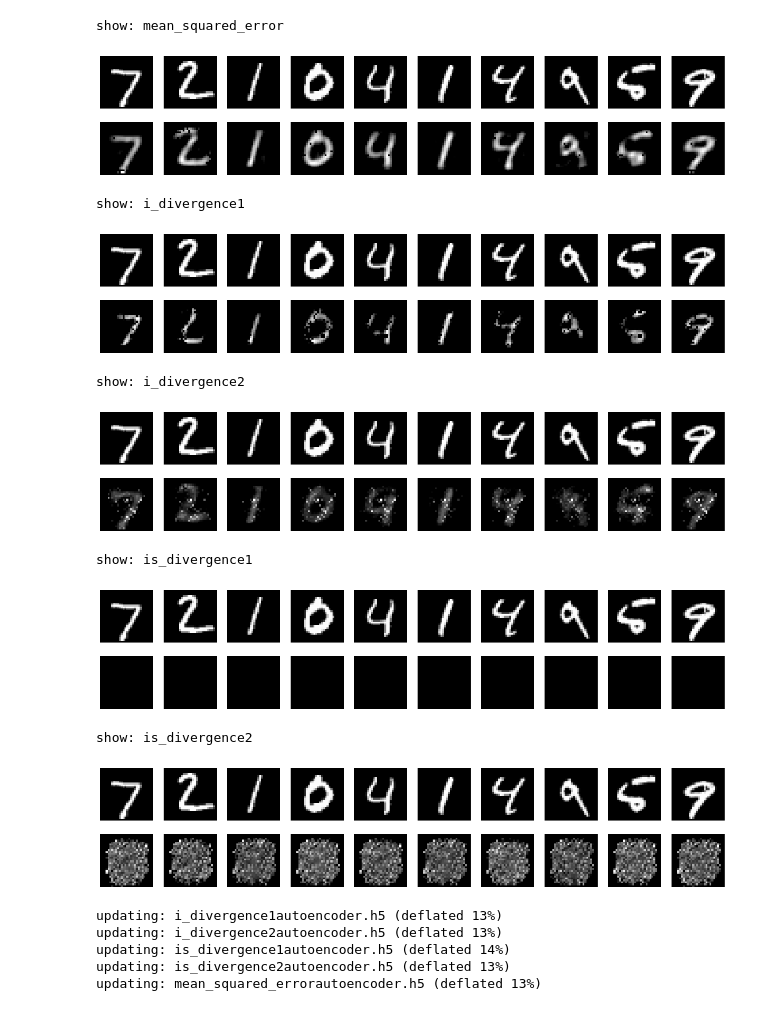
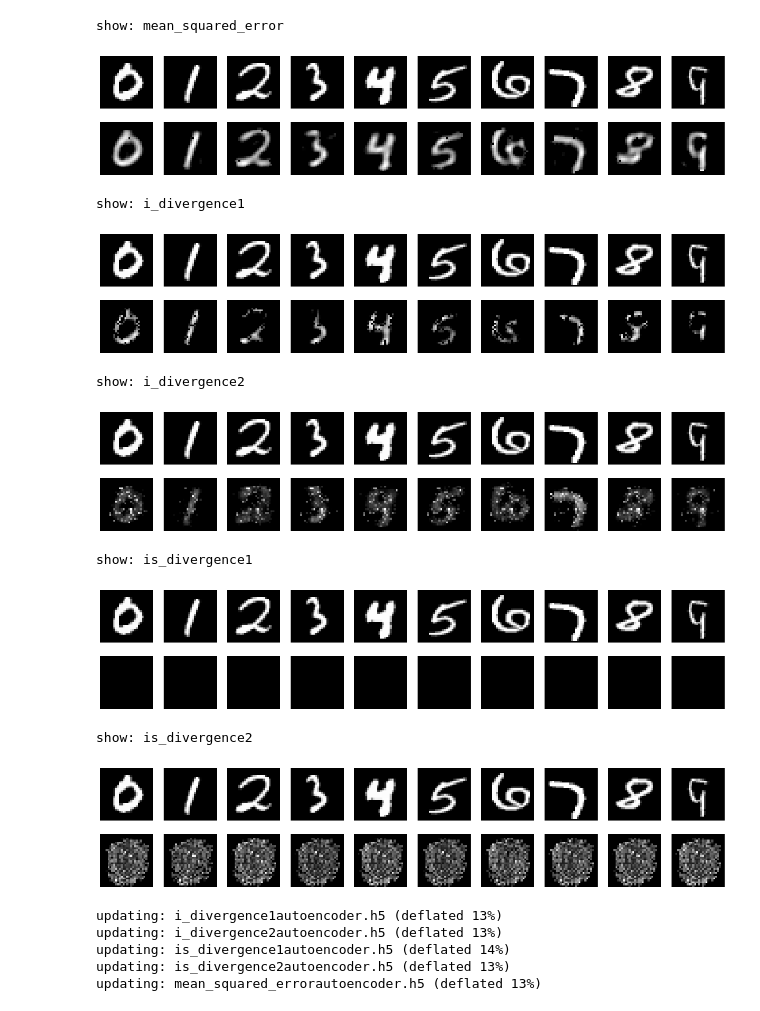
Before and after one commit to s1230038/autoencoder, a Jupyter notebook: AutoencoderForThesis.ipynb, the cells around one changed output. Saved outputs shown, nothing was run; the diff lists cells and outputs as text; code cells hidden in the pictures.

```diff
--- a/AutoencoderForThesis.ipynb
+++ b/AutoencoderForThesis.ipynb
@@ -52,7 +52,7 @@ for loss in lossfs:
   autoencoder.compile(optimizer='adam', loss=loss)
 
   # Download MNIST and standardize, learning
-  (x_train, _), (x_test, _) = mnist.load_data()
+  (x_train, y_train), (x_test, y_test) = mnist.load_data()
   # we will restrict domain of definition of the input data to the below expression with normalization of the input.
   x_train = x_train.astype('float32') / 255. # 画像データは0から1の実数値を取るように規格化
   x_test = x_test.astype('float32') / 255.   # {0,1}の二値ではなく実数値であることに注意
@@ -93,40 +90,46 @@ Epoch 50/50
 # %%
 import matplotlib.pyplot as plt
 
 for loss in lossfs:
   print("show: " + loss.__name__)
   # 保存した重みを読み込み
   autoencoder.load_weights(loss.__name__ + 'autoencoder.h5')
   decoded_imgs = autoencoder.predict(x_test)
-  # 何個表示するか
-  n = 10
+  # 0-9を表示する
   plt.figure(figsize=(20, 4))
-  for i in range(n):
+  label = 0
+  for i in range(1000):
+      if label > 10:
+          break
+      elif label != y_test[i]:
+          continue
       # オリジナルのテスト画像を表示
-      ax = plt.subplot(2, n, i+1)
+      ax = plt.subplot(2, 10, label+1)
       plt.imshow(x_test[i].reshape(28, 28))
       plt.gray()
       ax.get_xaxis().set_visible(False)
       ax.get_yaxis().set_visible(False)
 
       # 変換された画像を表示
-      ax = plt.subplot(2, n, i+1+n)
+      ax = plt.subplot(2, 10, label+1+10)
       plt.imshow(decoded_imgs[i].reshape(28, 28))
       plt.gray()
       ax.get_xaxis().set_visible(False)
       ax.get_yaxis().set_visible(False)
+
+      label+=1
   plt.show()
 # %% [output]
 show: mean_squared_error
-[figure, old version]
+[figure, new version]
 show: i_divergence1
-[figure, old version]
+[figure, new version]
 show: i_divergence2
-[figure, old version]
+[figure, new version]
 show: is_divergence1
-[figure, old version]
+[figure, new version]
 show: is_divergence2
-[figure, old version]
+[figure, new version]
 # %%
 # 保存した重みのダウンロード
 from google.colab import files
```
Also changed, not shown: parts of 1 cell of this notebook.
